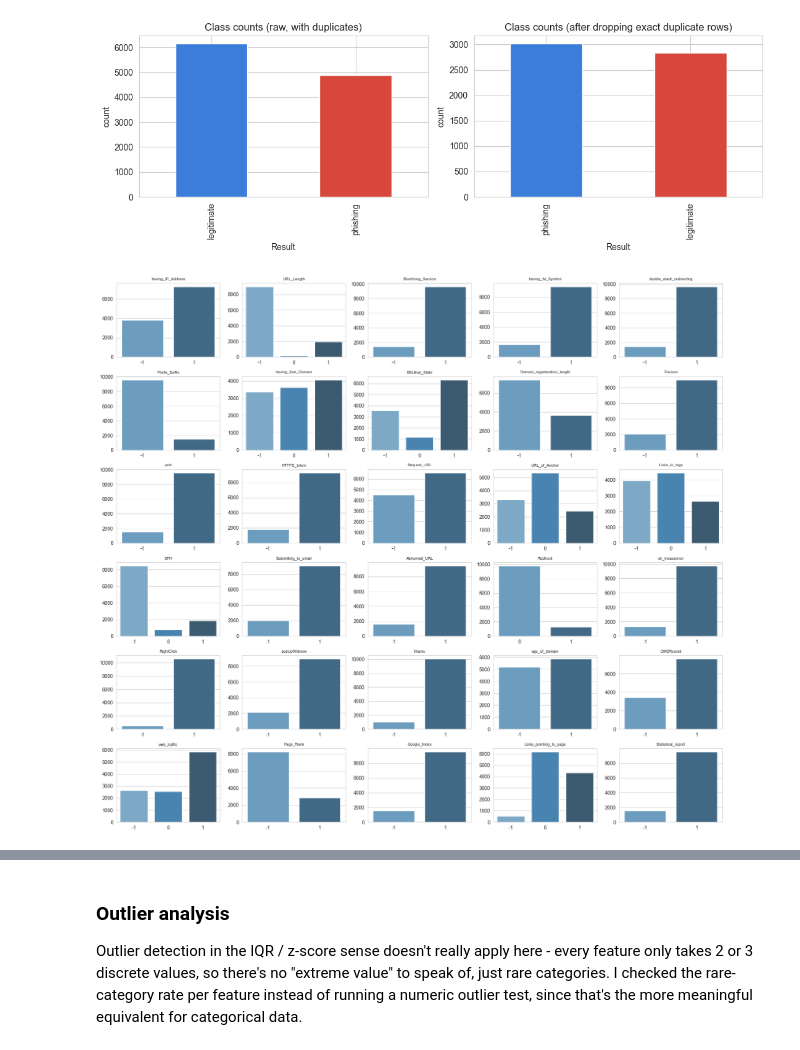
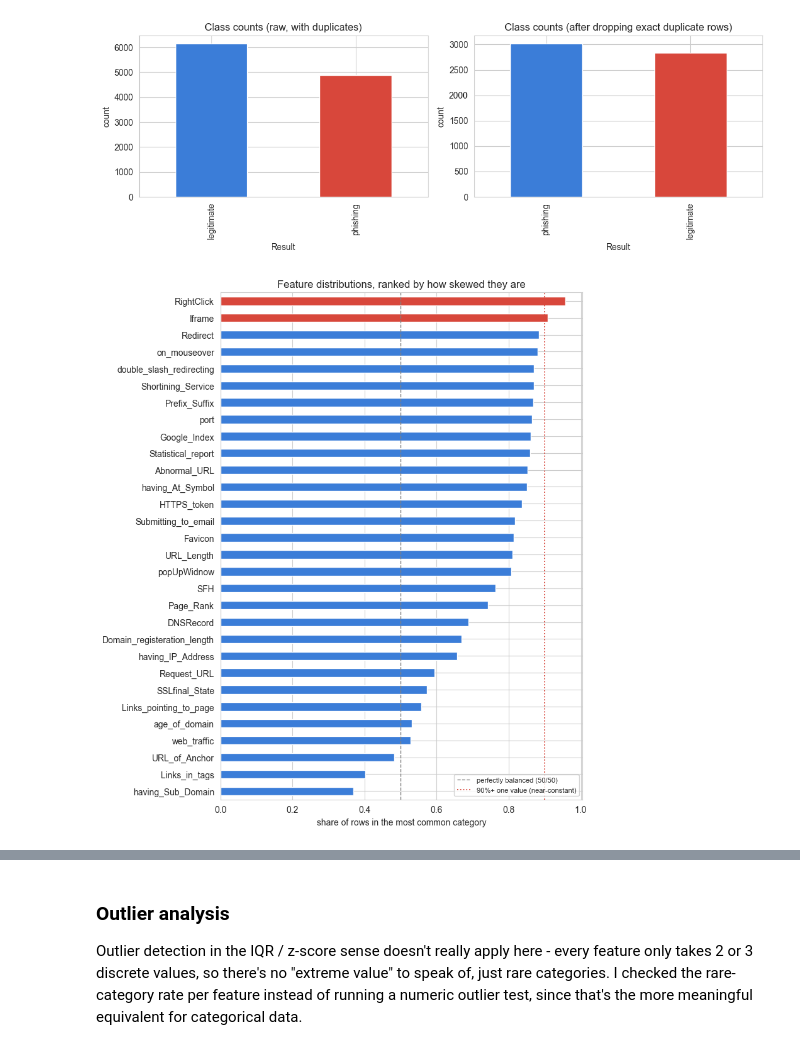
Before and after one commit to guysegal13/phishing-ml-critical-review, a Jupyter notebook: notebook/phishing_detection_critical_review.ipynb, the cells around one changed output, grey strips where cells are left out. Cells and saved outputs as stored; diff of their text form; code cells hidden in the pictures.

```diff
--- a/phishing_detection_critical_review.ipynb
+++ b/notebook/phishing_detection_critical_review.ipynb
@@ -39,29 +46,7 @@ RANDOM_STATE = 42
 sns.set_style("whitegrid")
 pd.set_option("display.max_columns", 40)
 # %%
-def load_phishing_arff(path):
-    """Parse the UCI .arff file into a plain int DataFrame.
-
-    The file format is simple enough (one @attribute line per column, then
-    a flat @data block) that pulling in a whole arff library felt like
-    overkill for 31 columns.
-    """
-    columns, rows, in_data_block = [], [], False
-    with open(path) as f:
-        for line in f:
-            line = line.strip()
-            if not line or line.startswith("%"):
-                continue
-            if line.lower().startswith("@attribute"):
-                columns.append(line.split()[1])
-            elif line.lower().startswith("@data"):
-                in_data_block = True
-            elif in_data_block:
-                rows.append(line.split(","))
-    return pd.DataFrame(rows, columns=columns).astype(int)
-
-
-df = load_phishing_arff("data/phishing_websites.arff")
+df = load_phishing_arff("../data/phishing_websites.arff")
 df.shape
 # %% [output]
 (11055, 31)
@@ -202,17 +187,20 @@ plt.show()
 # %% [output]
 [figure]
 # %%
-# distribution of every feature - since everything is categorical (-1/0/1),
-# a grid of count plots is more informative than histograms
-fig, axes = plt.subplots(6, 5, figsize=(18, 16))
-for ax, col in zip(axes.flat, features.columns):
-    sns.countplot(x=df[col], ax=ax, palette="Blues_d")
-    ax.set_title(col, fontsize=8)
-    ax.set_xlabel("")
-    ax.set_ylabel("")
+# one chart instead of 30 tiny ones: how skewed is each feature's split?
+majority_share = majority_class_share(features).sort_values()
+
+fig, ax = plt.subplots(figsize=(8, 9))
+bar_colors = ["#d8473b" if v > 0.9 else "#3b7dd8" for v in majority_share]
+majority_share.plot(kind="barh", ax=ax, color=bar_colors)
+ax.axvline(0.5, color="grey", linestyle="--", linewidth=1, label="perfectly balanced (50/50)")
+ax.axvline(0.9, color="#d8473b", linestyle=":", linewidth=1.3, label="90%+ one value (near-constant)")
+ax.set_xlabel("share of rows in the most common category")
+ax.set_title("Feature distributions, ranked by how skewed they are")
+ax.legend(loc="lower right", fontsize=8)
 plt.tight_layout()
-plt.savefig("figures/feature_distributions.png", dpi=110)
+plt.savefig("../figures/feature_skew.png", dpi=130)
 plt.show()
 # %% [output]
-[figure, old version]
+[figure, new version]
 # %% [markdown]
```
Also changed, not shown: parts of 15 cells of this notebook, 15 other files.
